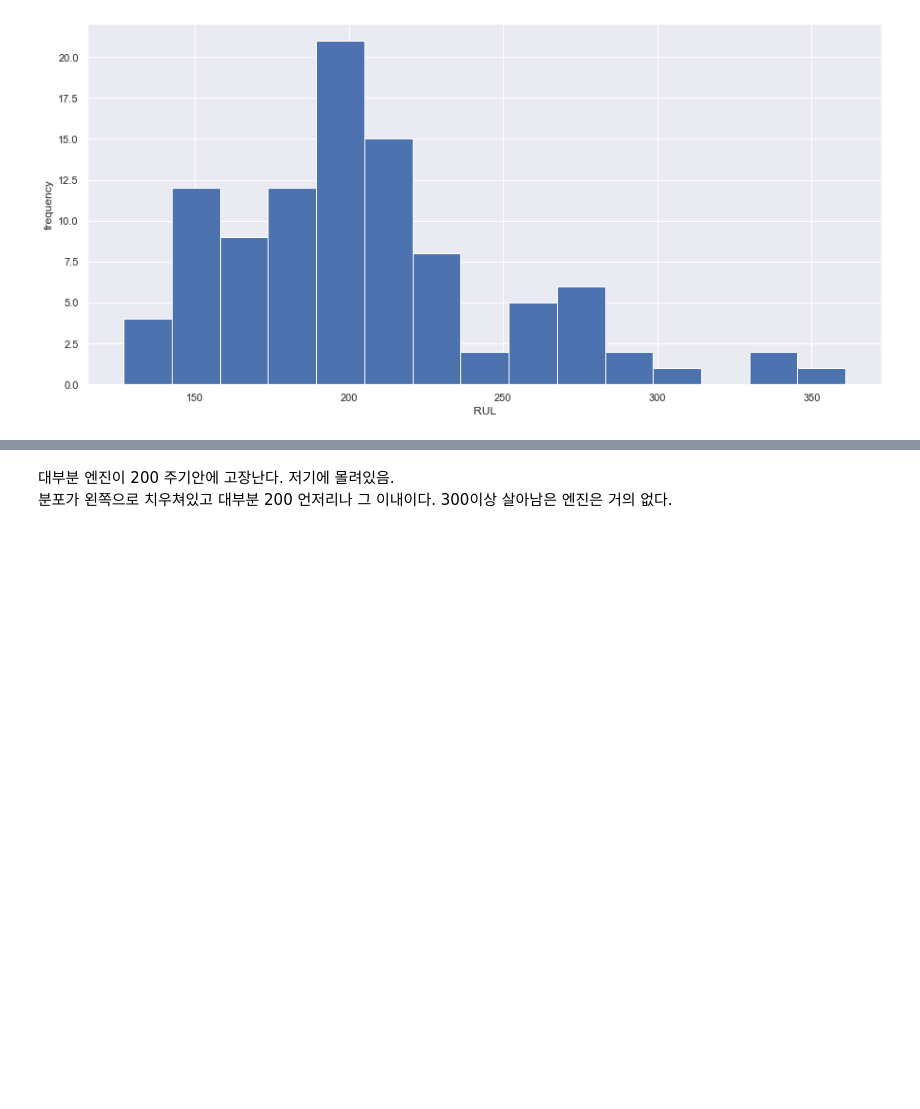
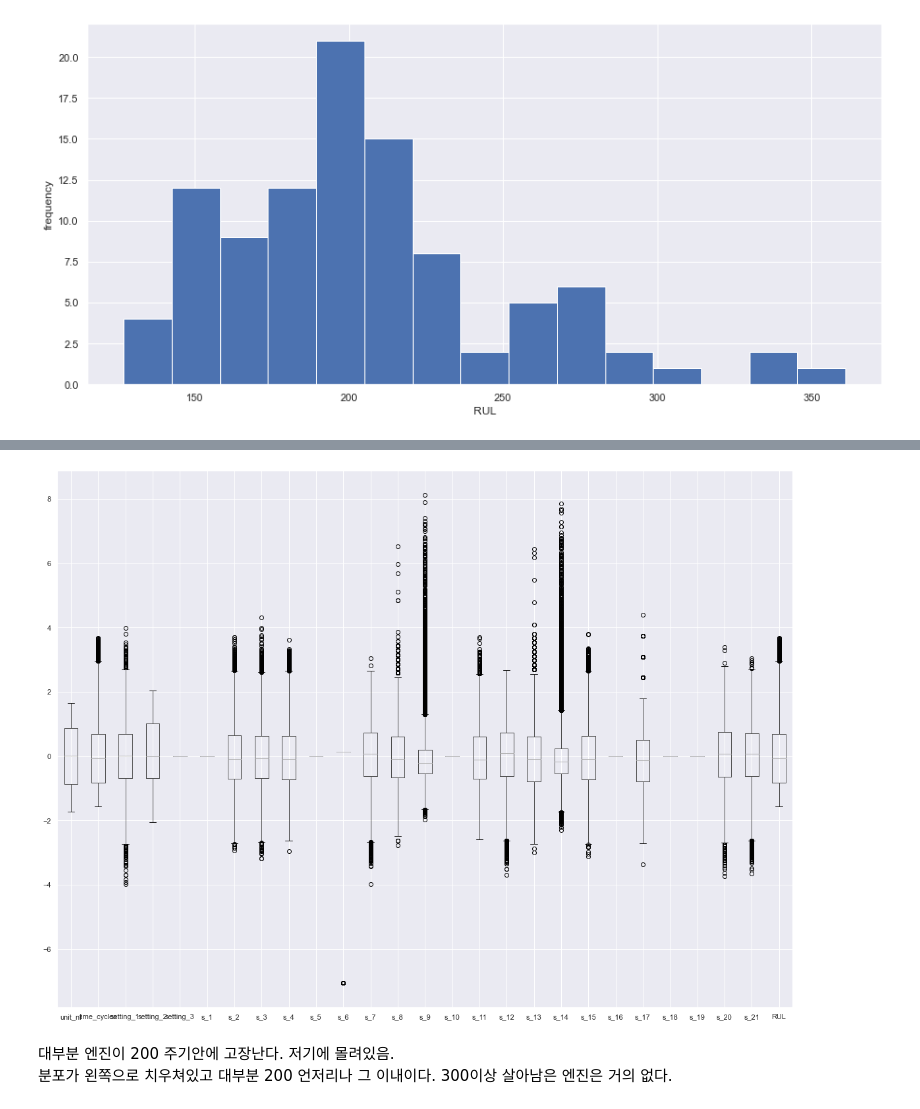
Before and after one commit to dltjdbs38/2022_SKTFellow_RUL, a Jupyter notebook: FD001_EDA1.ipynb, the cells around one changed output, grey strips where cells are left out. Cells and saved outputs as stored; diff of their text form; code cells hidden in the pictures; blank space fills up the shorter version.

```diff
--- a/FD001_EDA1.ipynb
+++ b/FD001_EDA1.ipynb
@@ -144,3 +144,12 @@ plt.ylabel('frequency')
 plt.show()
 # %% [output]
 [figure]
+# %%
+from sklearn.preprocessing import StandardScaler
+scaler = StandardScaler()
+scaler.fit(train)
+scaled_train = scaler.transform(train)
+
+
+scaled_train_df = pd.DataFrame(scaled_train, columns = col_names+['RUL'])
+scaled_train_df
@@ -147,3 +170,14 @@ plt.show()
+# %%
+import numpy as np
+import pandas as pd
+import matplotlib.pyplot as plt
+%matplotlib inline
+
+plt.figure(figsize=(20,15))
+boxplot = scaled_train_df.boxplot(column = col_names+['RUL'])
+plt.show()
+# %% [output]
+[figure, added]
 # %% [markdown]
 대부분 엔진이 200 주기안에 고장난다. 저기에 몰려있음.
 분포가 왼쪽으로 치우쳐있고 대부분 200 언저리나 그 이내이다. 300이상 살아남은 엔진은 거의 없다.
```
Also changed, not shown: parts of 1 cell of this notebook, 5 other files.
